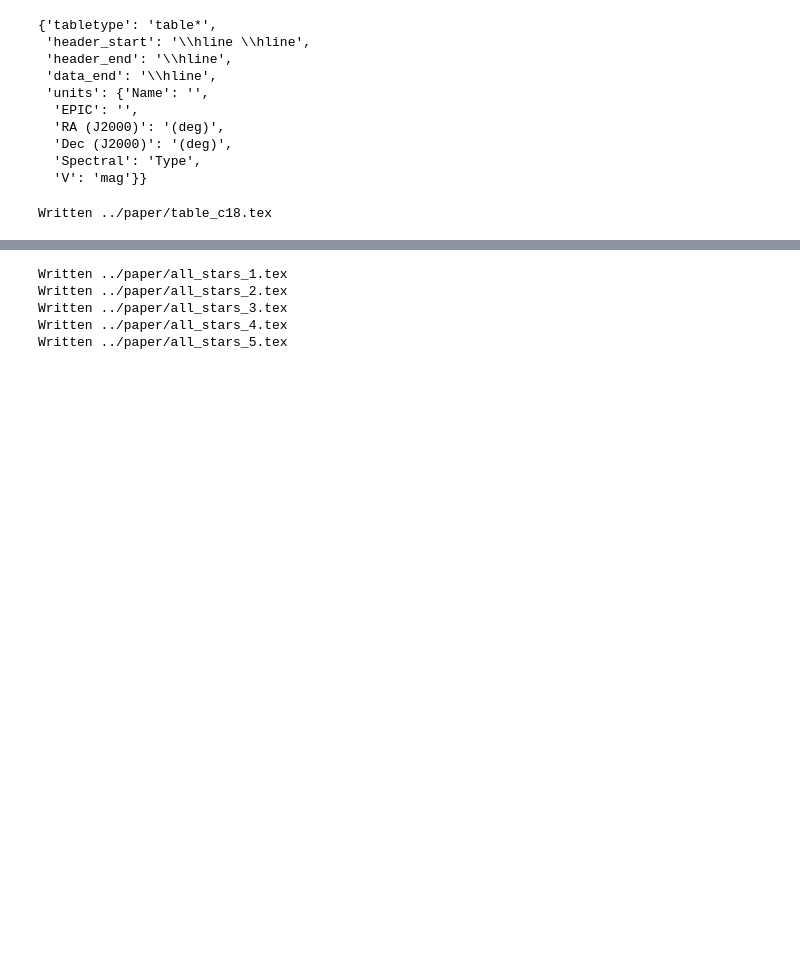
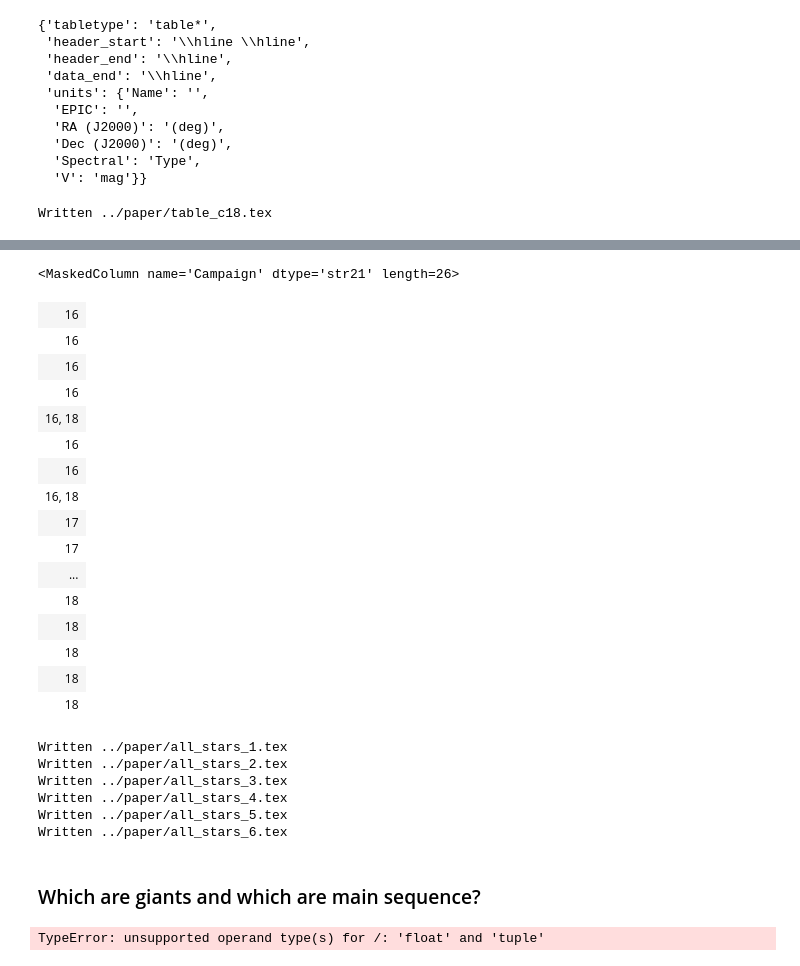
Before and after one commit to benjaminpope/k2halo, a Jupyter notebook: notebooks/download_stars.ipynb, the cells around one changed output, grey strips where cells are left out. Drawn from its saved outputs; the diff is of its cells as text; code cells hidden in the pictures; blank space fills up the shorter version.

```diff
--- a/notebooks/download_stars.ipynb
+++ b/notebooks/download_stars.ipynb
@@ -249,21 +249,41 @@ eta Cnc repeated
 Written ../paper/table_all.tex
+# %%
+all_write['Campaign'][125:]
+# %% [output]
+<MaskedColumn name='Campaign' dtype='str21' length=26>
+| 16 |
+| 16 |
+| 16 |
+| 16 |
+| 16, 18 |
+| 16 |
+| 16 |
+| 16, 18 |
+| 17 |
+| 17 |
+| ... |
+| 18 |
+| 18 |
+| 18 |
+| 18 |
+| 18 |
 # %%
-for l, ccat in enumerate([all_write[:32],all_write[32:64],all_write[64:96],all_write[96:128],all_write[128:]]):
+for l, ccat in enumerate([all_write[:20],all_write[20:45],all_write[45:72],all_write[72:105],all_write[105:125],all_write[125:]]):
     latexdict = ascii.latex.latexdicts['AA'].copy()
     latexdict['tabletype']= 'table*'
     latexdict['units'] = dict(zip(names,units))
 
-    if l == 0:
-        caption = "All stars observed with halo photometry in K2."
-        ccat.write('../paper/all_stars_%d.tex' % (l+1),format='latex',latexdict=latexdict,caption=caption+'\label{table_all}',overwrite=True)
-        print('Written %s' % '../paper/all_stars_%d.tex' % (l+1))
-    else:
-        latexdict['preamble'] = "\caption{All stars observed with halo photometry in K2 (cont'd).}"
-        ccat.write('../paper/all_stars_%d.tex' % (l+1),format='latex',latexdict=latexdict,overwrite=True)
-        print('Written %s' % '../paper/all_stars_%d.tex' % (l+1))
+    campaigns_list = ['Campaigns 7-8','Campaign 9','Campaigns 10-12','Campaign 13','Campaigns 14-15','Campaigns 16-18']
+
+    caption = "Stars in %s observed with halo photometry in K2." % campaigns_list[l]
+    ccat.write('../paper/all_stars_%d.tex' % (l+1),format='latex',latexdict=latexdict,caption=caption+'\label{table_%s}' % l,overwrite=True)
+    print('Written %s' % '../paper/all_stars_%d.tex' % (l+1))
 # %% [output]
 Written ../paper/all_stars_1.tex
 Written ../paper/all_stars_2.tex
 Written ../paper/all_stars_3.tex
 Written ../paper/all_stars_4.tex
 Written ../paper/all_stars_5.tex
+Written ../paper/all_stars_6.tex
+# %% [markdown]
+### Which are giants and which are main sequence?
@@ -269,0 +299,4 @@ Written ../paper/all_stars_5.tex
+# %%
+abs_V = abs_mag(data['Vmag'],1./(sim['PLX_VALUE']))
+# %% [output]
+TypeError: unsupported operand type(s) for /: 'float' and 'tuple'
```
Also changed, not shown: parts of 11 cells of this notebook, 12 other files.
